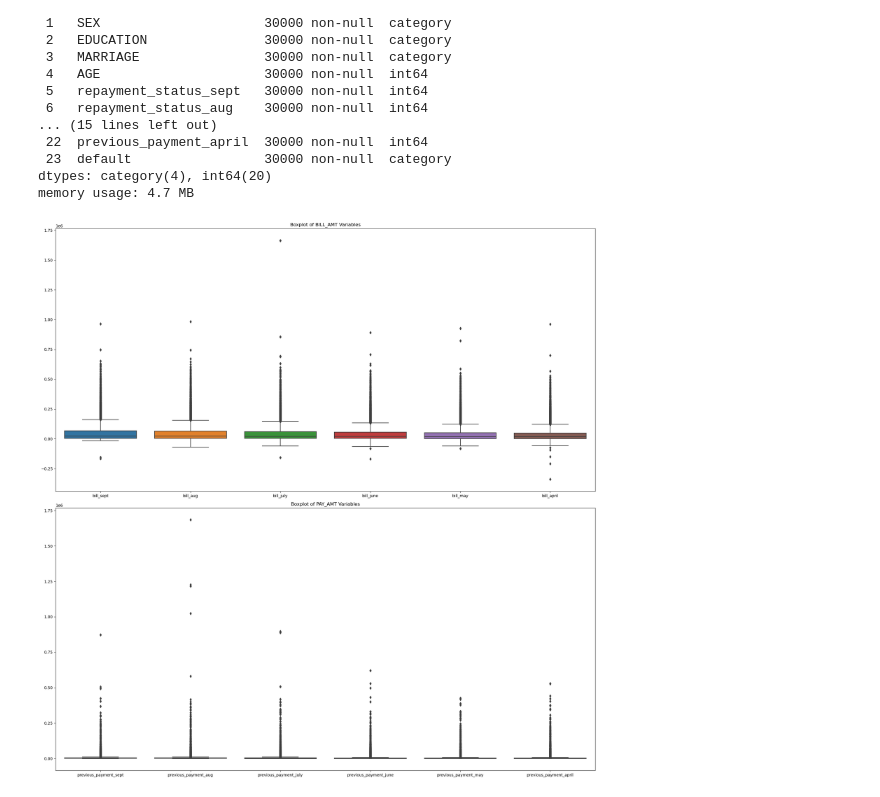
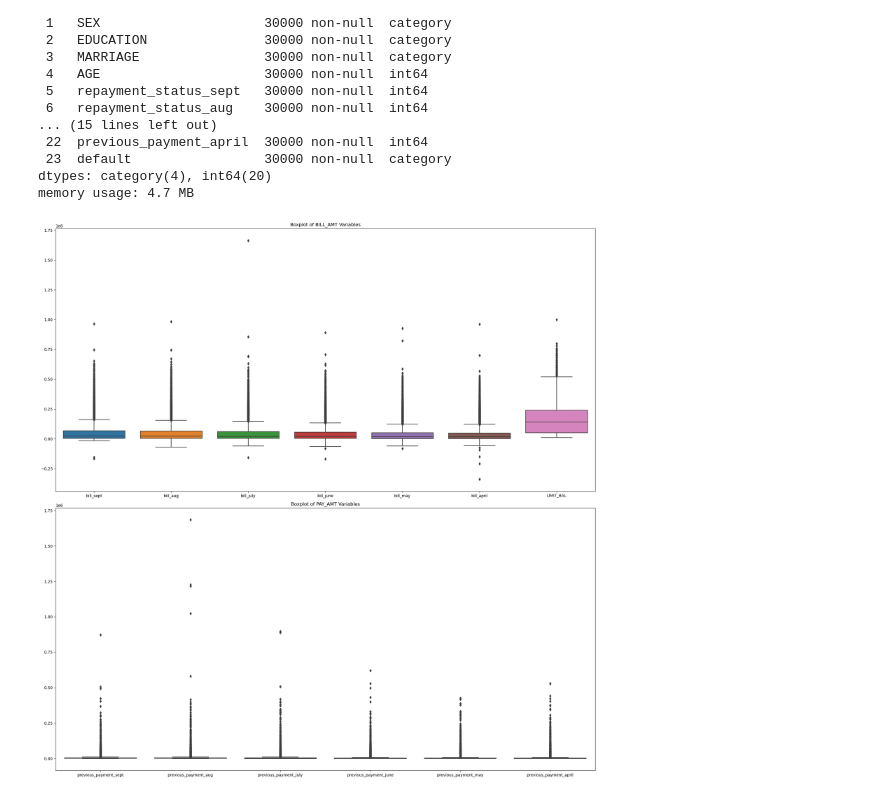
Before and after one commit to leoadkn/Springboard-Capstone-2, a Jupyter notebook: Data wrangling capstone #2.ipynb, the cells around one changed output. Drawn from its saved outputs; the diff is of its cells as text; code cells hidden in the pictures.

```diff
--- a/Data wrangling capstone #2.ipynb
+++ b/Data wrangling capstone #2.ipynb
@@ -206,21 +208,21 @@ memory usage: 4.7 MB
 # %%
 #Boxplot to vizualize outliers
 # Selecting relevant columns
-bill_amt_columns = ['bill_sept', 'bill_aug', 'bill_july', 'bill_june', 'bill_may', 'bill_april']
+bill_amt_columns = ['bill_sept', 'bill_aug', 'bill_july', 'bill_june', 'bill_may', 'bill_april','LIMIT_BAL']
 pay_amt_columns = ['previous_payment_sept', 'previous_payment_aug', 'previous_payment_july', 'previous_payment_june', 'previous_payment_may', 'previous_payment_april']
 
 # Creating subplots for boxplots
 fig, axes = plt.subplots(nrows=2, ncols=1, figsize=(20, 20))
 
 # Boxplot for BILL_AMT variables
 sns.boxplot(data=data[bill_amt_columns], ax=axes[0])
 axes[0].set_title('Boxplot of BILL_AMT Variables')
 
 # Boxplot for PAY_AMT variables
 sns.boxplot(data=data[pay_amt_columns], ax=axes[1])
 axes[1].set_title('Boxplot of PAY_AMT Variables')
 
 plt.tight_layout()
 plt.show()
 # %% [output]
-[figure, old version]
+[figure, new version]
```
Also changed, not shown: parts of 9 cells of this notebook.
